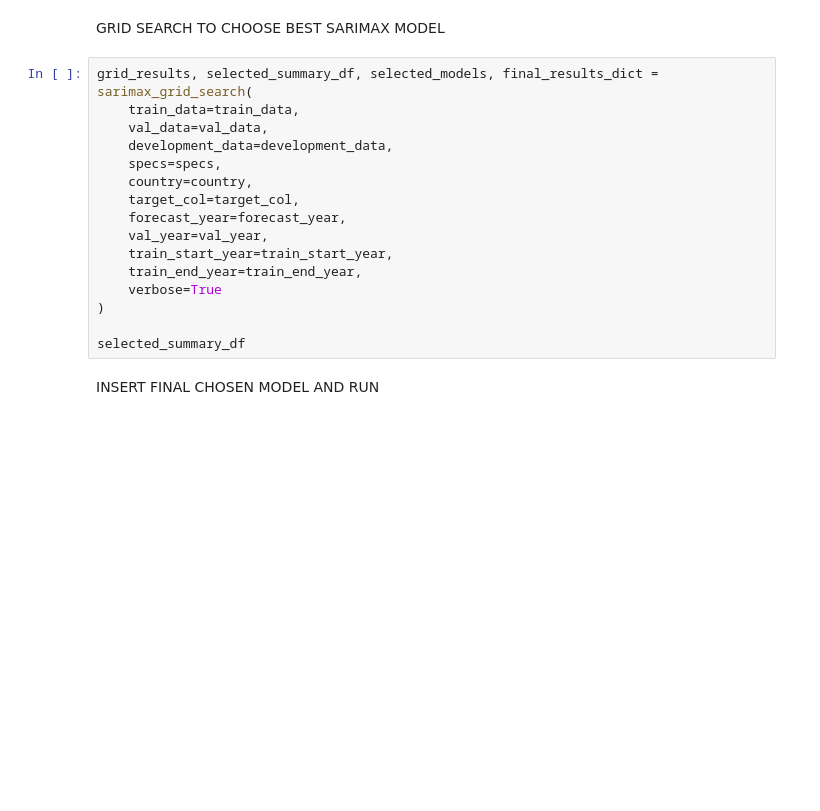
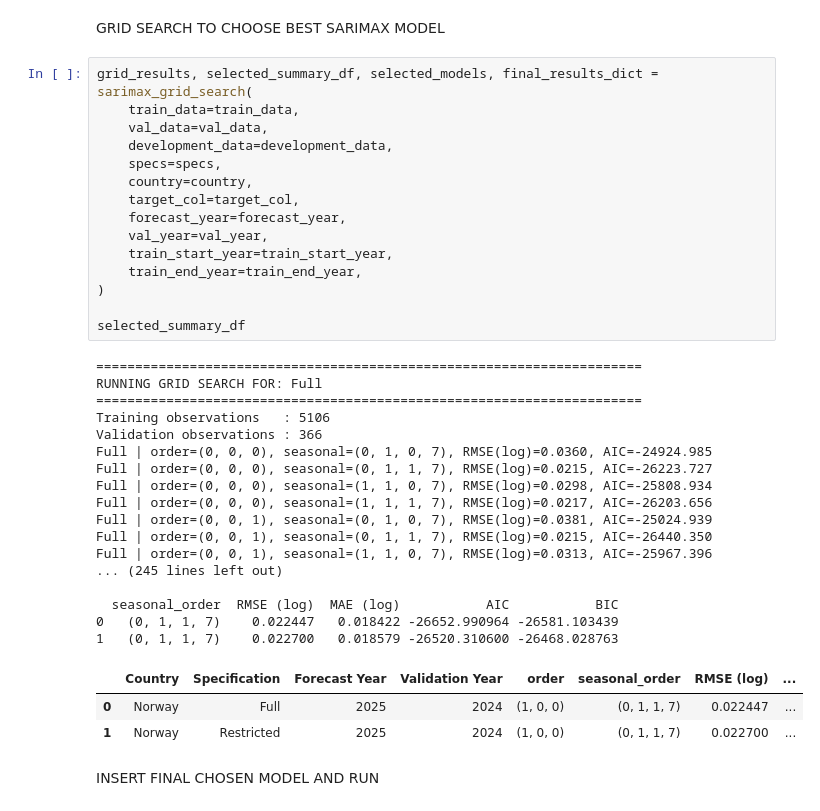
Before and after one commit to BigSam101/climate-energy-forecasting, a Jupyter notebook: notebooks/03_sarimax_models.ipynb, the cells around one changed output. Cells and saved outputs as stored; diff of their text form; blank space fills up the shorter version.

```diff
--- a/notebooks/03_sarimax_models.ipynb
+++ b/notebooks/03_sarimax_models.ipynb
@@ -97,19 +97,39 @@ GRID SEARCH TO CHOOSE BEST SARIMAX MODEL
 # %%
 grid_results, selected_summary_df, selected_models, final_results_dict = sarimax_grid_search(
     train_data=train_data,
     val_data=val_data,
     development_data=development_data,
     specs=specs,
     country=country,
     target_col=target_col,
     forecast_year=forecast_year,
     val_year=val_year,
     train_start_year=train_start_year,
     train_end_year=train_end_year,
-    verbose=True
 )
 
 selected_summary_df
+# %% [output]
+======================================================================
+RUNNING GRID SEARCH FOR: Full
+======================================================================
+Training observations   : 5106
+Validation observations : 366
+Full | order=(0, 0, 0), seasonal=(0, 1, 0, 7), RMSE(log)=0.0360, AIC=-24924.985
+Full | order=(0, 0, 0), seasonal=(0, 1, 1, 7), RMSE(log)=0.0215, AIC=-26223.727
+Full | order=(0, 0, 0), seasonal=(1, 1, 0, 7), RMSE(log)=0.0298, AIC=-25808.934
+Full | order=(0, 0, 0), seasonal=(1, 1, 1, 7), RMSE(log)=0.0217, AIC=-26203.656
+Full | order=(0, 0, 1), seasonal=(0, 1, 0, 7), RMSE(log)=0.0381, AIC=-25024.939
+Full | order=(0, 0, 1), seasonal=(0, 1, 1, 7), RMSE(log)=0.0215, AIC=-26440.350
+Full | order=(0, 0, 1), seasonal=(1, 1, 0, 7), RMSE(log)=0.0313, AIC=-25967.396
+... (245 lines left out)
+
+  seasonal_order  RMSE (log)  MAE (log)           AIC           BIC
+0   (0, 1, 1, 7)    0.022447   0.018422 -26652.990964 -26581.103439
+1   (0, 1, 1, 7)    0.022700   0.018579 -26520.310600 -26468.028763
+|  | Country | Specification | Forecast Year | Validation Year | order | seasonal_order | RMSE (log) | ... |
+| 0 | Norway | Full | 2025 | 2024 | (1, 0, 0) | (0, 1, 1, 7) | 0.022447 | ... |
+| 1 | Norway | Restricted | 2025 | 2024 | (1, 0, 0) | (0, 1, 1, 7) | 0.022700 | ... |
 # %% [markdown]
 INSERT FINAL CHOSEN MODEL AND RUN
 # %%
```
Also changed, not shown: parts of 1 cell of this notebook, 8 other files.
